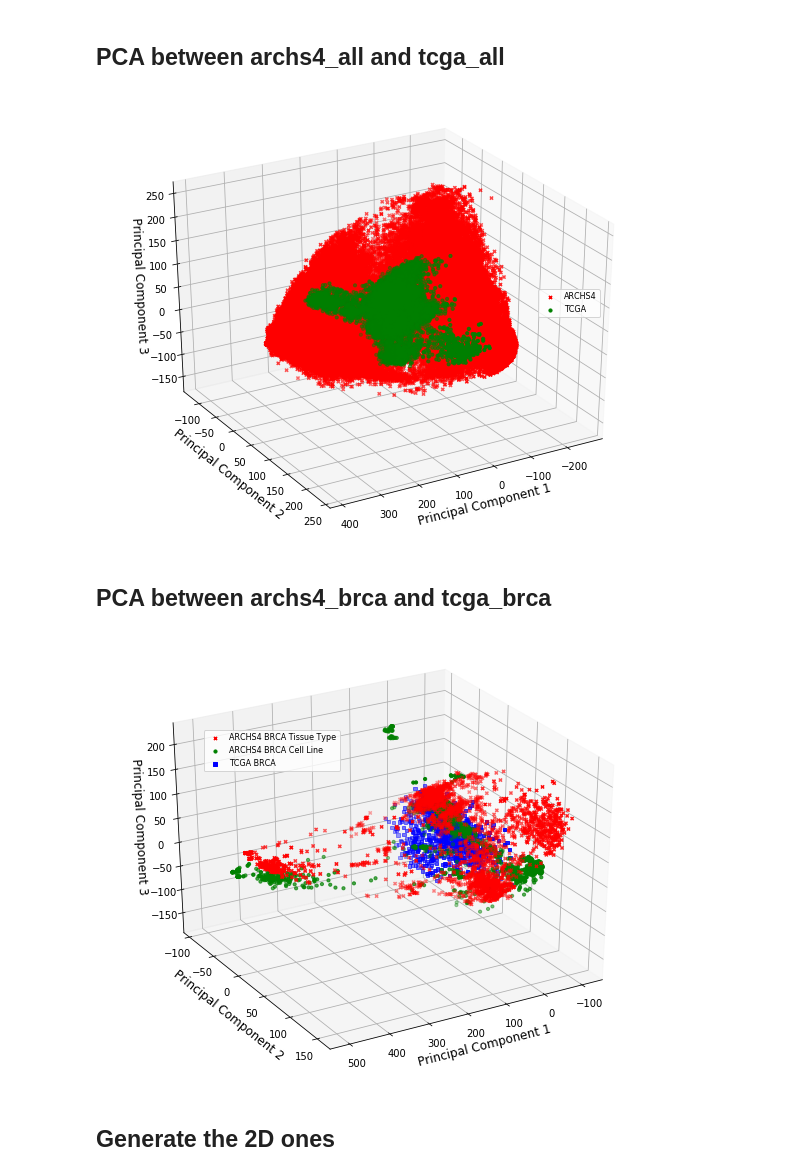
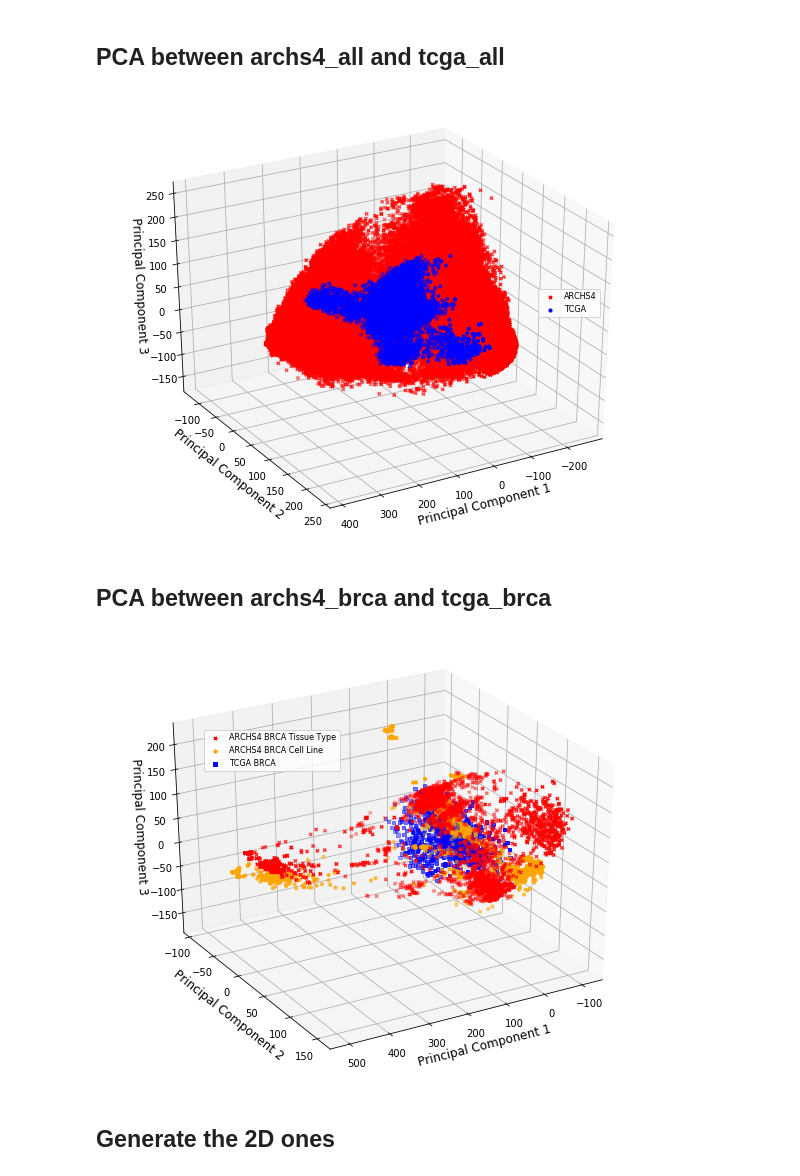
Before and after one commit to DEIB-GECO/brca_subtype, a Jupyter notebook: notebooks/pca_paper_figures.ipynb, the cells around one changed output. Cells and saved outputs as stored; diff of their text form; code cells hidden in the pictures.

```diff
--- a/notebooks/pca_paper_figures.ipynb
+++ b/notebooks/pca_paper_figures.ipynb
@@ -34,25 +34,25 @@ tcga_comp_df = pd.DataFrame(tcga_full_comp, columns = ['principal component 1',
 # %%
 fig = plt.figure(figsize = (10,8))
 ax = fig.add_subplot(111, projection='3d')
 ax.set_xlabel('Principal Component 1', fontsize = 12, fontname='Times New Roman')
 ax.set_ylabel('Principal Component 2', fontsize = 12, fontname='Times New Roman')
 ax.set_zlabel('Principal Component 3', fontsize = 12, fontname='Times New Roman')
 #ax.set_title('2 component PCA', fontsize = 20, fontname='Times New Roman')
 
 archs4_plot = ax.scatter(archs4_comp_df['principal component 1'] , archs4_comp_df['principal component 2'], archs4_comp_df['principal component 3'], marker="x", c = 'red', s = 10, rasterized=True)
-tcga_plot = ax.scatter(tcga_comp_df['principal component 1'] , tcga_comp_df['principal component 2'], tcga_comp_df['principal component 3'], marker="o", c = 'green', s = 10, rasterized=True)
+tcga_plot = ax.scatter(tcga_comp_df['principal component 1'] , tcga_comp_df['principal component 2'], tcga_comp_df['principal component 3'], marker="o", c = 'blue', s = 10, rasterized=True)
 
 ax.legend((archs4_plot, tcga_plot),
            ('ARCHS4', 'TCGA'),
            scatterpoints=1,
            loc=(0.78,0.5),
            ncol=1,
            fontsize=8)
 ax.grid()
 
 ax.view_init(30, 60)
 # %% [output]
-[figure, old version]
+[figure, new version]
 # %% [markdown]
 ## PCA between archs4_brca and tcga_brca
 # %%
@@ -74,7 +74,7 @@ ax.set_zlabel('Principal Component 3', fontsize = 12, fontname='Times New Roman'
 #ax.set_title('2 component PCA', fontsize = 20, fontname='Times New Roman')
 
 brca_tissue = ax.scatter(archs4_brca_tissue_comp_df['principal component 1'] , archs4_brca_tissue_comp_df['principal component 2'], archs4_brca_tissue_comp_df['principal component 3'], c = 'red', marker="x", s = 10)
-brca_cell_line = ax.scatter(archs4_brca_cell_comp_df['principal component 1'] , archs4_brca_cell_comp_df['principal component 2'], archs4_brca_cell_comp_df['principal component 3'], c = 'green', marker="o", s = 10)
+brca_cell_line = ax.scatter(archs4_brca_cell_comp_df['principal component 1'] , archs4_brca_cell_comp_df['principal component 2'], archs4_brca_cell_comp_df['principal component 3'], c = 'orange', marker="o", s = 10)
 tcga_brca = ax.scatter(tcga_brca_comp_df['principal component 1'] , tcga_brca_comp_df['principal component 2'], tcga_brca_comp_df['principal component 3'], c = 'blue', marker="s", s = 10)
 ax.legend((brca_tissue, brca_cell_line, tcga_brca),
            ('ARCHS4 BRCA Tissue Type', 'ARCHS4 BRCA Cell Line', 'TCGA BRCA'),
@@ -86,7 +86,7 @@ ax.grid()
 
 ax.view_init(30, 60)
 # %% [output]
-[figure, old version]
+[figure, new version]
 # %% [markdown]
 ## Generate the 2D ones
 # %%
```
Also changed, not shown: parts of 1 cell of this notebook, 5 other files.
